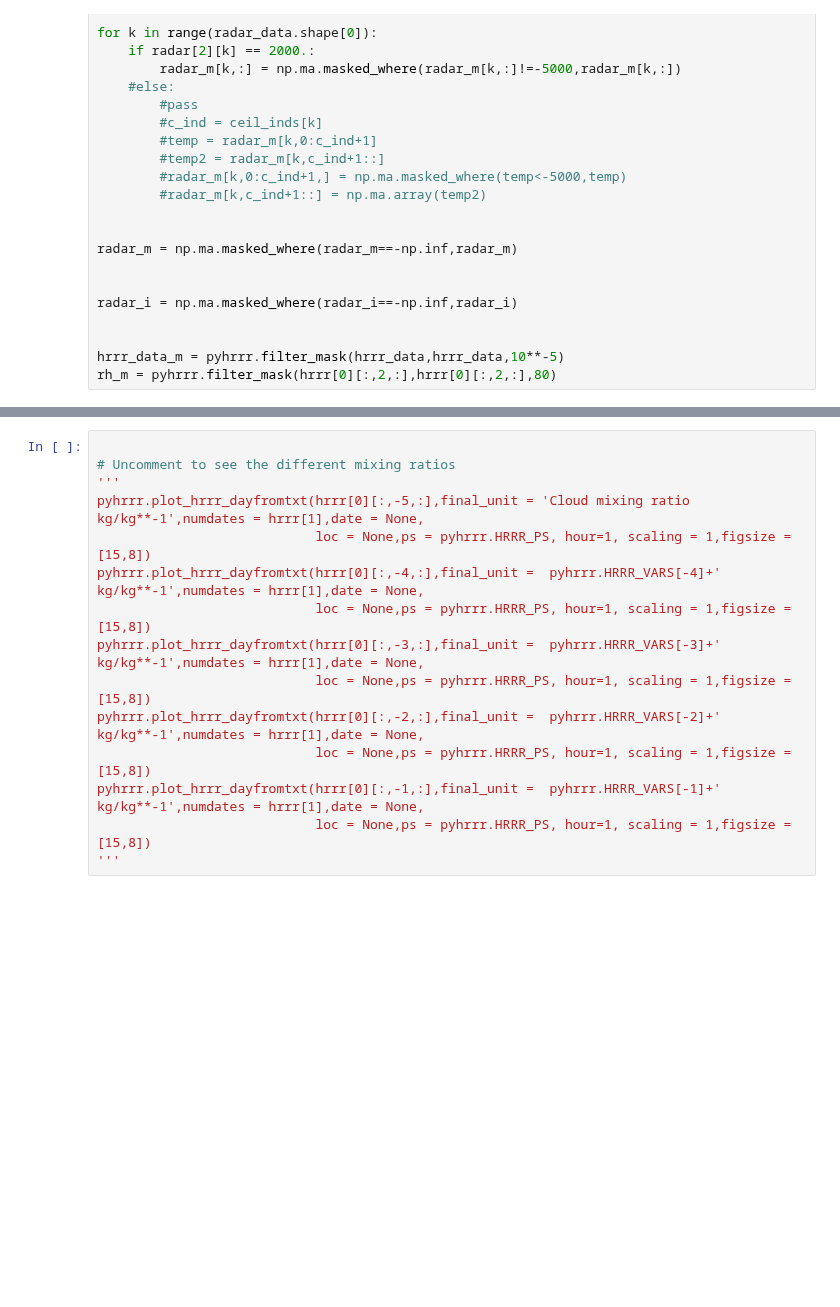
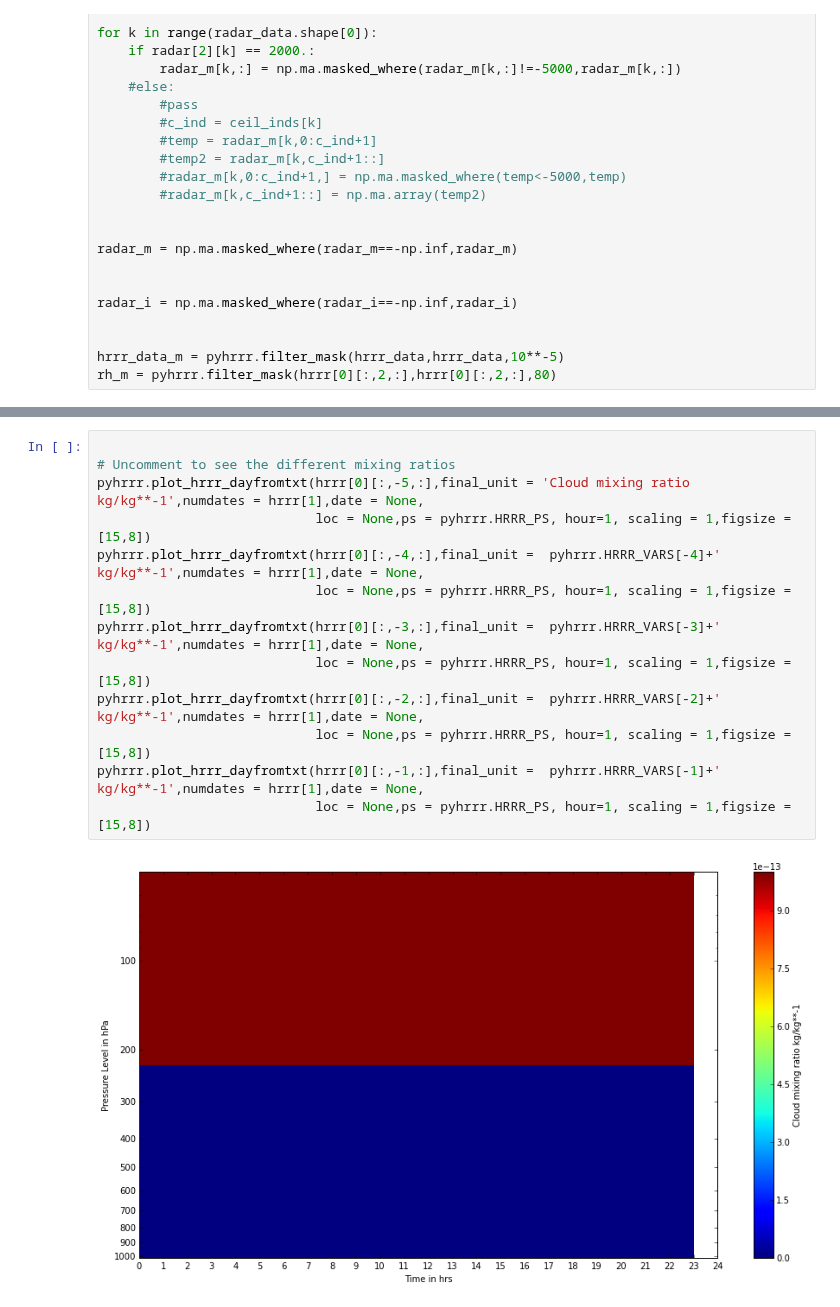
Before and after one commit to EVS-ATMOS/HRRR, a Jupyter notebook: notebooks/Data Analysis.ipynb, the cells around one changed output, grey strips where cells are left out. Saved outputs shown, nothing was run; the diff lists cells and outputs as text; blank space fills up the shorter version.

```diff
--- a/notebooks/Data Analysis.ipynb
+++ b/notebooks/Data Analysis.ipynb
@@ -166,15 +165,15 @@ HRRR Model Sounding, Forecast: 2014-07-06 16:27:00 for 1 hour
 # %%
 
 # Uncomment to see the different mixing ratios
-'''
 pyhrrr.plot_hrrr_dayfromtxt(hrrr[0][:,-5,:],final_unit = 'Cloud mixing ratio kg/kg**-1',numdates = hrrr[1],date = None,
                             loc = None,ps = pyhrrr.HRRR_PS, hour=1, scaling = 1,figsize = [15,8])
 pyhrrr.plot_hrrr_dayfromtxt(hrrr[0][:,-4,:],final_unit =  pyhrrr.HRRR_VARS[-4]+' kg/kg**-1',numdates = hrrr[1],date = None,
                             loc = None,ps = pyhrrr.HRRR_PS, hour=1, scaling = 1,figsize = [15,8])
 pyhrrr.plot_hrrr_dayfromtxt(hrrr[0][:,-3,:],final_unit =  pyhrrr.HRRR_VARS[-3]+' kg/kg**-1',numdates = hrrr[1],date = None,
                             loc = None,ps = pyhrrr.HRRR_PS, hour=1, scaling = 1,figsize = [15,8])
 pyhrrr.plot_hrrr_dayfromtxt(hrrr[0][:,-2,:],final_unit =  pyhrrr.HRRR_VARS[-2]+' kg/kg**-1',numdates = hrrr[1],date = None,
                             loc = None,ps = pyhrrr.HRRR_PS, hour=1, scaling = 1,figsize = [15,8])
 pyhrrr.plot_hrrr_dayfromtxt(hrrr[0][:,-1,:],final_unit =  pyhrrr.HRRR_VARS[-1]+' kg/kg**-1',numdates = hrrr[1],date = None,
                             loc = None,ps = pyhrrr.HRRR_PS, hour=1, scaling = 1,figsize = [15,8])
-'''
+# %% [output]
+[figure, added]
```
Also changed, not shown: parts of 12 cells of this notebook, 8 other files.
